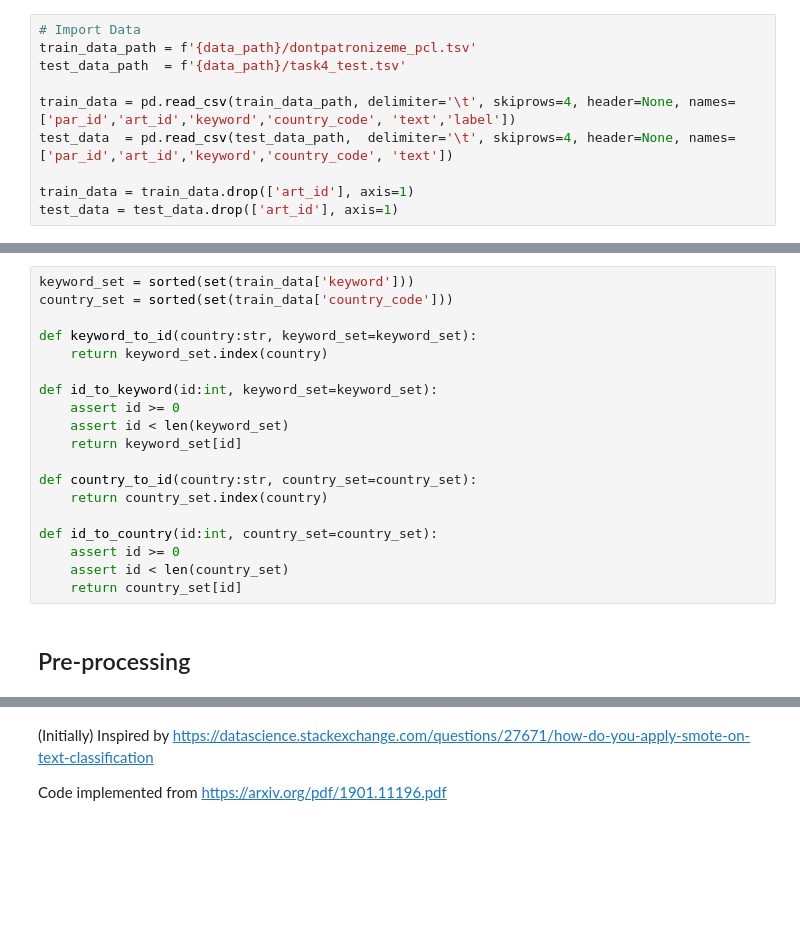
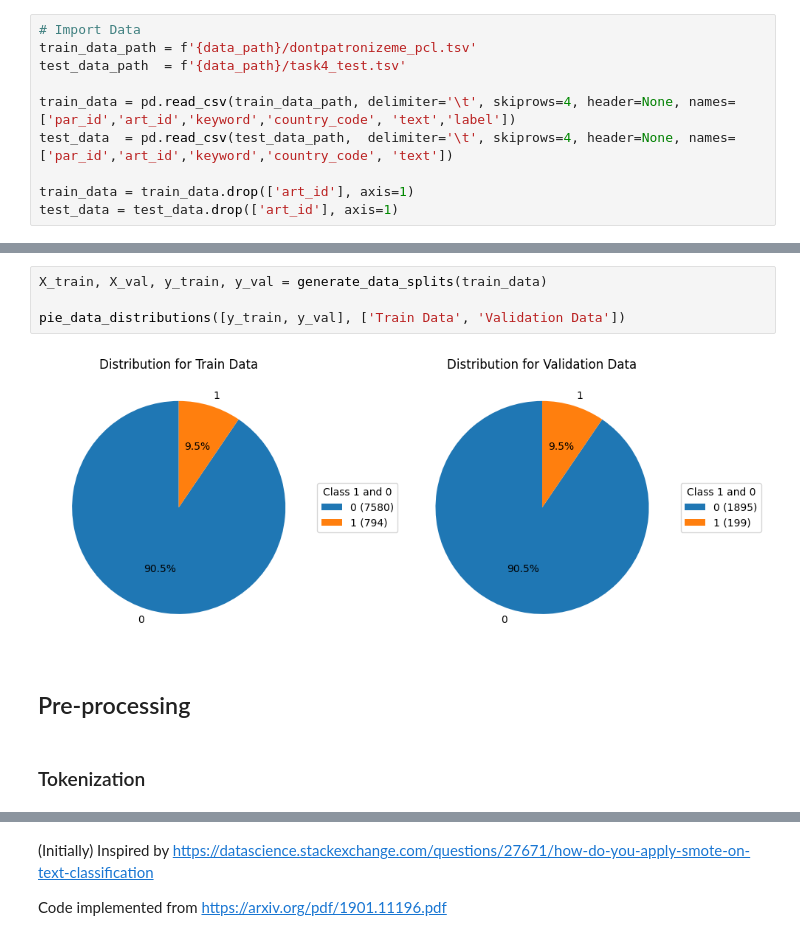
Before and after one commit to avzh1/nlp_bert_classifier, a Jupyter notebook: src/binary-classification.ipynb, the cells around one changed output, grey strips where cells are left out. Saved outputs shown, nothing was run; the diff lists cells and outputs as text; blank space fills up the shorter version.

```diff
--- a/src/binary-classification.ipynb
+++ b/src/binary-classification.ipynb
@@ -125,21 +106,10 @@ test_data
-# %%
-keyword_set = sorted(set(train_data['keyword']))
-country_set = sorted(set(train_data['country_code']))
-
-def keyword_to_id(country:str, keyword_set=keyword_set):
-    return keyword_set.index(country)
-
-def id_to_keyword(id:int, keyword_set=keyword_set):
-    assert id >= 0
-    assert id < len(keyword_set)
-    return keyword_set[id]
-
-def country_to_id(country:str, country_set=country_set):
-    return country_set.index(country)
-
-def id_to_country(id:int, country_set=country_set):
-    assert id >= 0
-    assert id < len(country_set)
-    return country_set[id]
+# %%
+X_train, X_val, y_train, y_val = generate_data_splits(train_data)
+
+pie_data_distributions([y_train, y_val], ['Train Data', 'Validation Data'])
+# %% [output]
+[figure, added]
 # %% [markdown]
 ## Pre-processing
+# %% [markdown]
+### Tokenization
```
Also changed, not shown: parts of 52 cells of this notebook, 3 other files.
